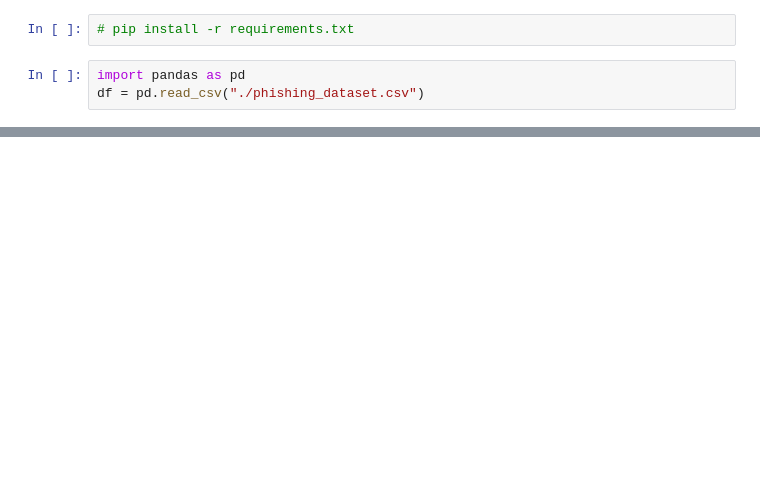
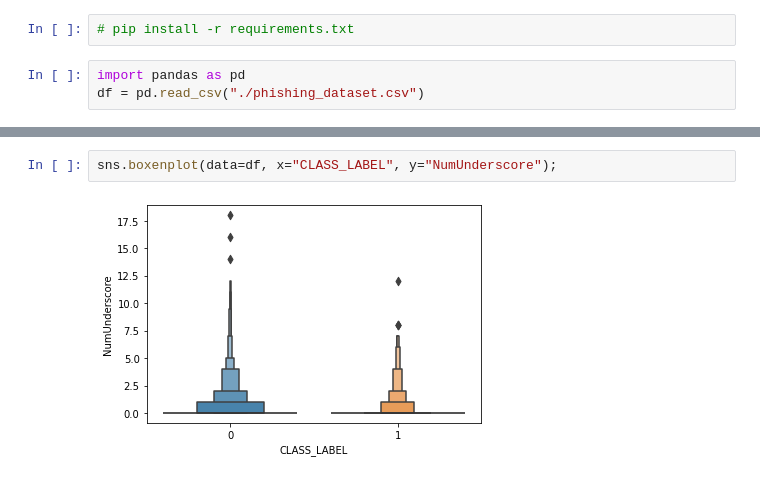
Before and after one commit to arj7192/fight_fraud_with_machine_learning, a Jupyter notebook: Chapter03/data_analysis.ipynb, the cells around one changed output, grey strips where cells are left out. Saved outputs shown, nothing was run; the diff lists cells and outputs as text; blank space fills up the shorter version.

```diff
--- a/Chapter03/data_analysis.ipynb
+++ b/Chapter03/data_analysis.ipynb
@@ -21,0 +29,4 @@ df
+# %%
+sns.boxenplot(data=df, x="CLASS_LABEL", y="NumUnderscore");
+# %% [output]
+[figure, added]
```
Also changed, not shown: parts of 4 cells of this notebook.
